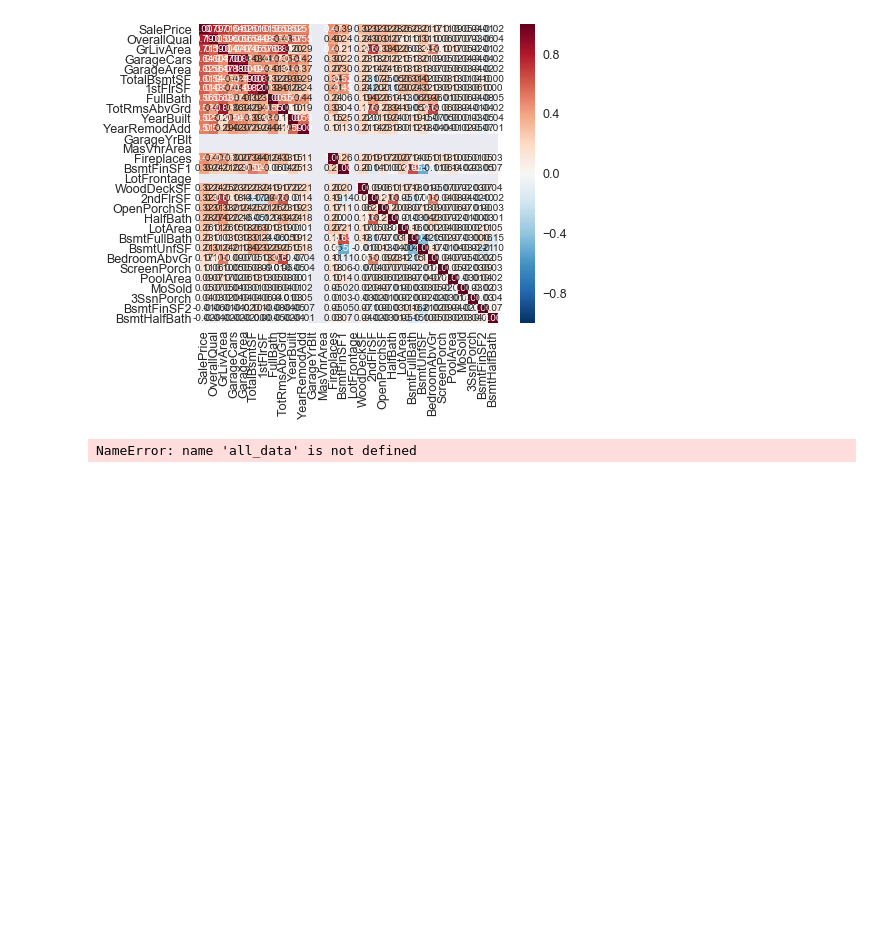
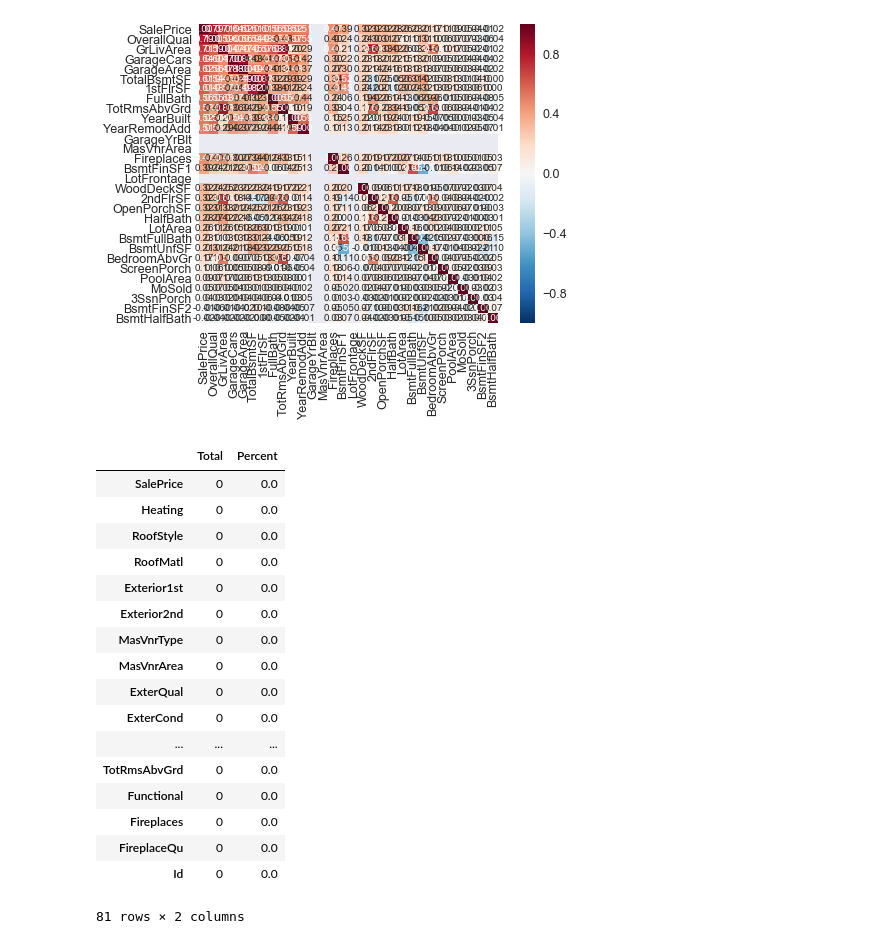
Before and after one commit to Tamim-MR14/House_Price, a Jupyter notebook: Untitled.ipynb, the cells around one changed output. Drawn from its saved outputs; the diff is of its cells as text; code cells hidden in the pictures; blank space fills up the shorter version.

```diff
--- a/Untitled.ipynb
+++ b/Untitled.ipynb
@@ -71,16 +72,33 @@ plt.show()
 # %%
 #Handling Missing values
 train_df = train_df.fillna(0)
 '''categoric_feats = train_df.dtypes[train_df.dtypes == "object"].index
 #train_df[categoric_feats[0]] = LabelEncoder().fit_transform(train_df[categoric_feats[0]])
 for item in categoric_feats:
     train_df[item]=train_df[item].fillna(train_df[item].dropna().max())'''
 total = train_df.isnull().sum().sort_values(ascending=False)
-percent = (train_df.isnull().sum()/all_data.isnull().count()).sort_values(ascending=False)
+percent = (train_df.isnull().sum()/train_df.isnull().count()).sort_values(ascending=False)
 missing_data = pd.concat([total, percent], axis=1, keys=['Total', 'Percent'])
 missing_data
 # %% [output]
+|  | Total | Percent |
+| SalePrice | 0 | 0.0 |
+| Heating | 0 | 0.0 |
+| RoofStyle | 0 | 0.0 |
+| RoofMatl | 0 | 0.0 |
+| Exterior1st | 0 | 0.0 |
+| Exterior2nd | 0 | 0.0 |
+| MasVnrType | 0 | 0.0 |
+| MasVnrArea | 0 | 0.0 |
+| ExterQual | 0 | 0.0 |
+| ExterCond | 0 | 0.0 |
+| ... | ... | ... |
+| TotRmsAbvGrd | 0 | 0.0 |
+| Functional | 0 | 0.0 |
+| Fireplaces | 0 | 0.0 |
+| FireplaceQu | 0 | 0.0 |
+| Id | 0 | 0.0 |
-NameError: name 'all_data' is not defined
+81 rows × 2 columns
 # %%
 #Handling Missing values
 test_df = test_df.fillna(0)
```
Also changed, not shown: parts of 7 cells of this notebook, 8 other files.
